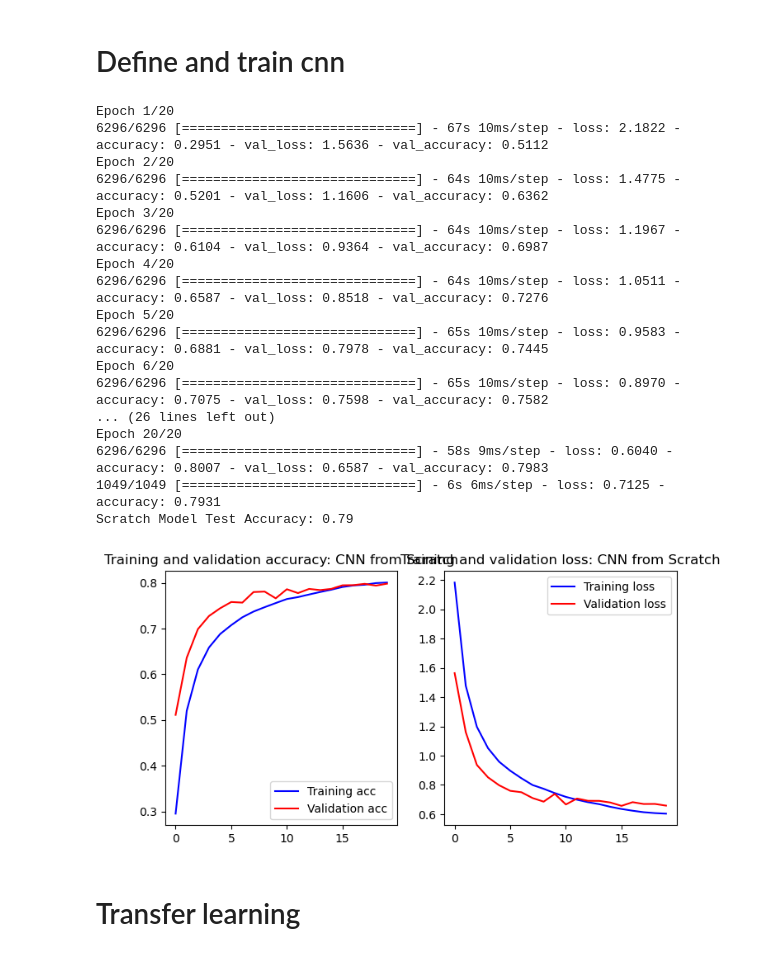
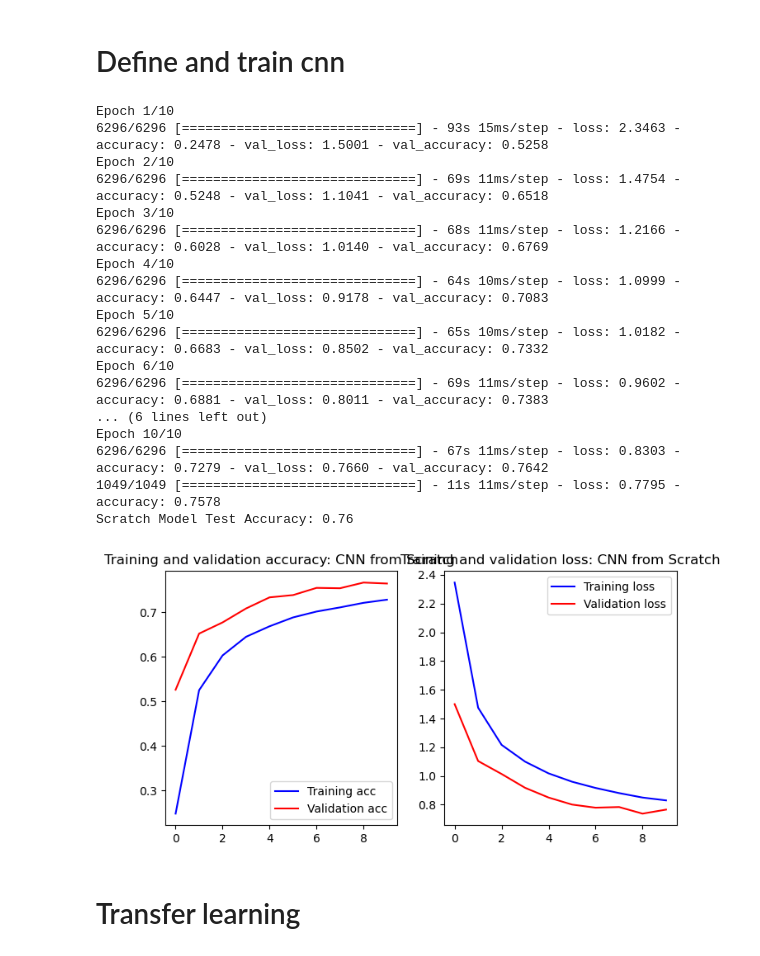
Before and after one commit to Owen-kc/GUI-Project-2, a Jupyter notebook: code.ipynb, the cells around one changed output. Drawn from its saved outputs; the diff is of its cells as text; code cells hidden in the pictures.

Commit message:
Final models, all 10 epochs, visualizations

```diff
--- a/code.ipynb
+++ b/code.ipynb
@@ -93,7 +99,7 @@ model_scratch = build_scratch_model(input_shape, num_classes)
 history_scratch = model_scratch.fit(
     train_ds,
     validation_data=val_ds,
-    epochs=20,
+    epochs=10,
     batch_size=batch_size
 )
 
@@ -101,51 +107,51 @@ history_scratch = model_scratch.fit(
 test_loss, test_acc = model_scratch.evaluate(test_ds)
 print(f"Scratch Model Test Accuracy: {test_acc:.2f}")
 
 # Function to visualize training history
 def plot_history(history, title):
     acc = history.history['accuracy']
     val_acc = history.history['val_accuracy']
     loss = history.history['loss']
     val_loss = history.history['val_loss']
 
     epochs = range(len(acc))
 
     plt.figure(figsize=(8, 4))
     plt.subplot(1, 2, 1)
     plt.plot(epochs, acc, 'b', label='Training acc')
     plt.plot(epochs, val_acc, 'r', label='Validation acc')
     plt.title(f'Training and validation accuracy: {title}')
     plt.legend()
 
     plt.subplot(1, 2, 2)
     plt.plot(epochs, loss, 'b', label='Training loss')
     plt.plot(epochs, val_loss, 'r', label='Validation loss')
     plt.title(f'Training and validation loss: {title}')
     plt.legend()
 
     plt.show()
 
 # Plot history
 plot_history(history_scratch, "CNN from Scratch")
 # %% [output]
-Epoch 1/20
-6296/6296 [==============================] - 67s 10ms/step - loss: 2.1822 - accuracy: 0.2951 - val_loss: 1.5636 - val_accuracy: 0.5112
-Epoch 2/20
-6296/6296 [==============================] - 64s 10ms/step - loss: 1.4775 - accuracy: 0.5201 - val_loss: 1.1606 - val_accuracy: 0.6362
-Epoch 3/20
-6296/6296 [==============================] - 64s 10ms/step - loss: 1.1967 - accuracy: 0.6104 - val_loss: 0.9364 - val_accuracy: 0.6987
-Epoch 4/20
-6296/6296 [==============================] - 64s 10ms/step - loss: 1.0511 - accuracy: 0.6587 - val_loss: 0.8518 - val_accuracy: 0.7276
-Epoch 5/20
-6296/6296 [==============================] - 65s 10ms/step - loss: 0.9583 - accuracy: 0.6881 - val_loss: 0.7978 - val_accuracy: 0.7445
-Epoch 6/20
-6296/6296 [==============================] - 65s 10ms/step - loss: 0.8970 - accuracy: 0.7075 - val_loss: 0.7598 - val_accuracy: 0.7582
-... (26 lines left out)
-Epoch 20/20
-6296/6296 [==============================] - 58s 9ms/step - loss: 0.6040 - accuracy: 0.8007 - val_loss: 0.6587 - val_accuracy: 0.7983
-1049/1049 [==============================] - 6s 6ms/step - loss: 0.7125 - accuracy: 0.7931
-Scratch Model Test Accuracy: 0.79
+Epoch 1/10
+6296/6296 [==============================] - 93s 15ms/step - loss: 2.3463 - accuracy: 0.2478 - val_loss: 1.5001 - val_accuracy: 0.5258
+Epoch 2/10
+6296/6296 [==============================] - 69s 11ms/step - loss: 1.4754 - accuracy: 0.5248 - val_loss: 1.1041 - val_accuracy: 0.6518
+Epoch 3/10
+6296/6296 [==============================] - 68s 11ms/step - loss: 1.2166 - accuracy: 0.6028 - val_loss: 1.0140 - val_accuracy: 0.6769
+Epoch 4/10
+6296/6296 [==============================] - 64s 10ms/step - loss: 1.0999 - accuracy: 0.6447 - val_loss: 0.9178 - val_accuracy: 0.7083
+Epoch 5/10
+6296/6296 [==============================] - 65s 10ms/step - loss: 1.0182 - accuracy: 0.6683 - val_loss: 0.8502 - val_accuracy: 0.7332
+Epoch 6/10
+6296/6296 [==============================] - 69s 11ms/step - loss: 0.9602 - accuracy: 0.6881 - val_loss: 0.8011 - val_accuracy: 0.7383
+... (6 lines left out)
+Epoch 10/10
+6296/6296 [==============================] - 67s 11ms/step - loss: 0.8303 - accuracy: 0.7279 - val_loss: 0.7660 - val_accuracy: 0.7642
+1049/1049 [==============================] - 11s 11ms/step - loss: 0.7795 - accuracy: 0.7578
+Scratch Model Test Accuracy: 0.76
-[figure, old version]
+[figure, new version]
 # %% [markdown]
 # Transfer learning
 # %%
```
Also changed, not shown: parts of 10 cells of this notebook.
